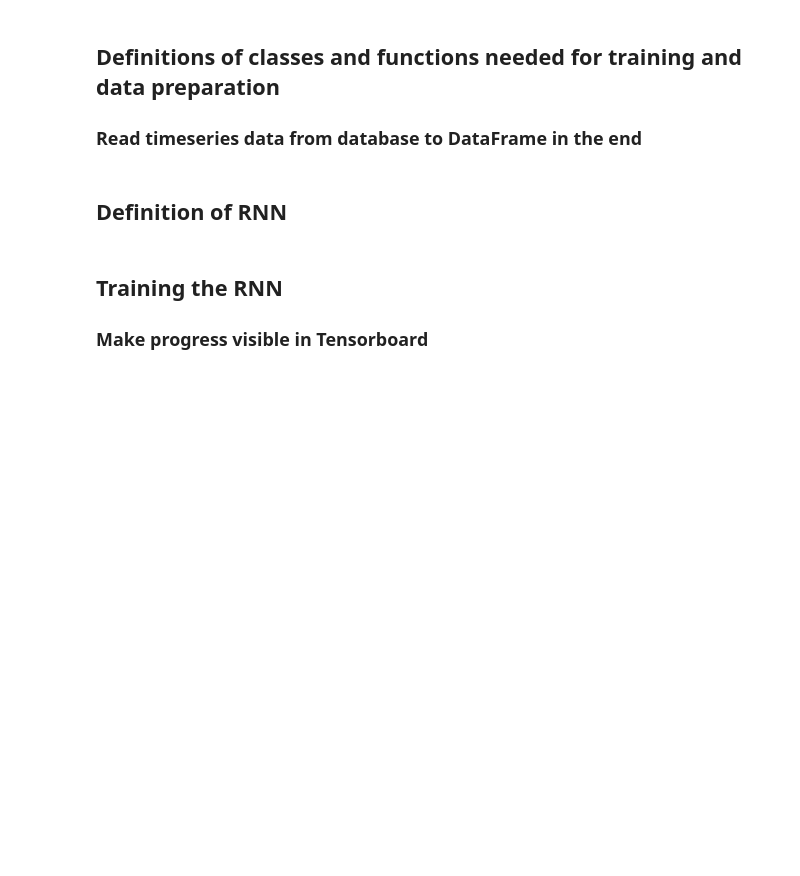
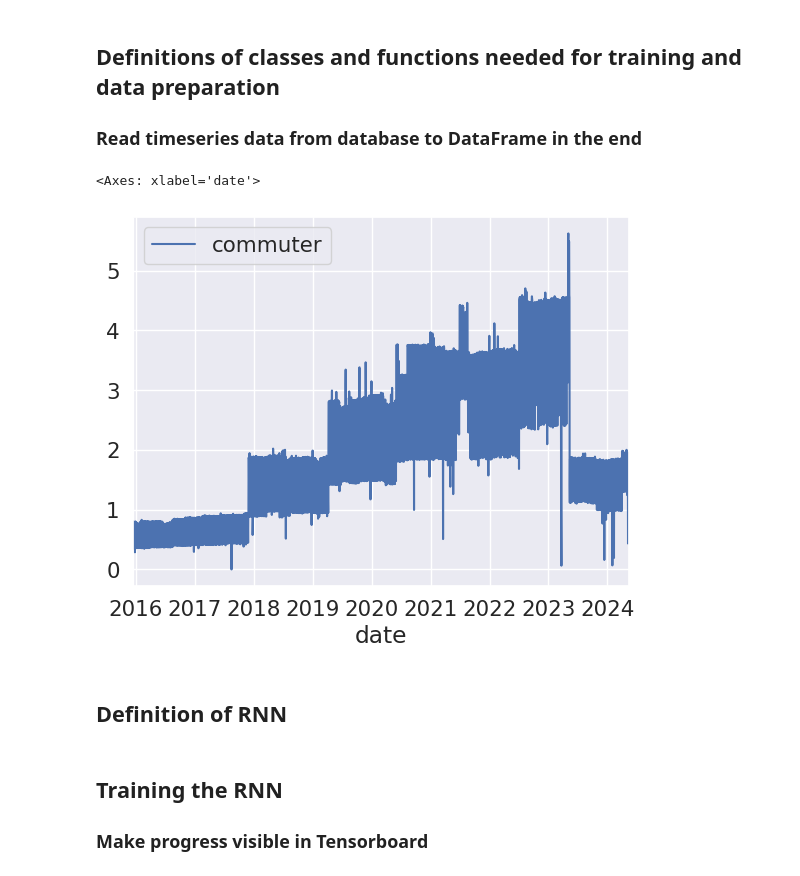
Before and after one commit to Felix-Busse/FinRail-EndToEnd-DataProj., a Jupyter notebook: Training_RNN_model.ipynb, the cells around one changed output. Cells and saved outputs as stored; diff of their text form; code cells hidden in the pictures; blank space fills up the shorter version.

```diff
--- a/Training_RNN_model.ipynb
+++ b/Training_RNN_model.ipynb
@@ -101,6 +104,11 @@ long_distance_test = finrail_rnn_model.prepare_training_dataset(
     df, ['long_distance', 'next_day_H', 'next_day_S', 'next_day_W'], (2942, None), batch_size=500,
     reshuffle_each_iteration=False, seq_length=21
 )
+# %%
+df.plot(x='date', y='commuter')
+# %% [output]
+<Axes: xlabel='date'>
+[figure, added]
 # %% [markdown]
 ## Definition of RNN
 # %%
```
Also changed, not shown: parts of 19 cells of this notebook, 4 other files.
